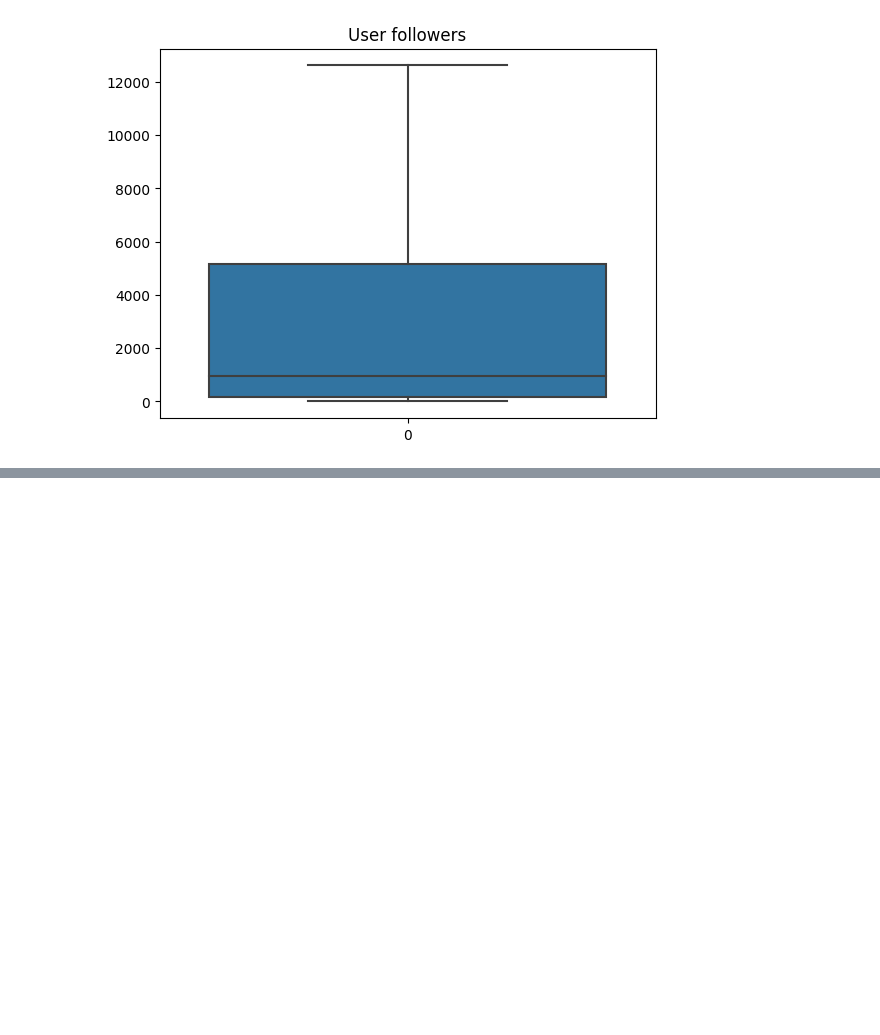
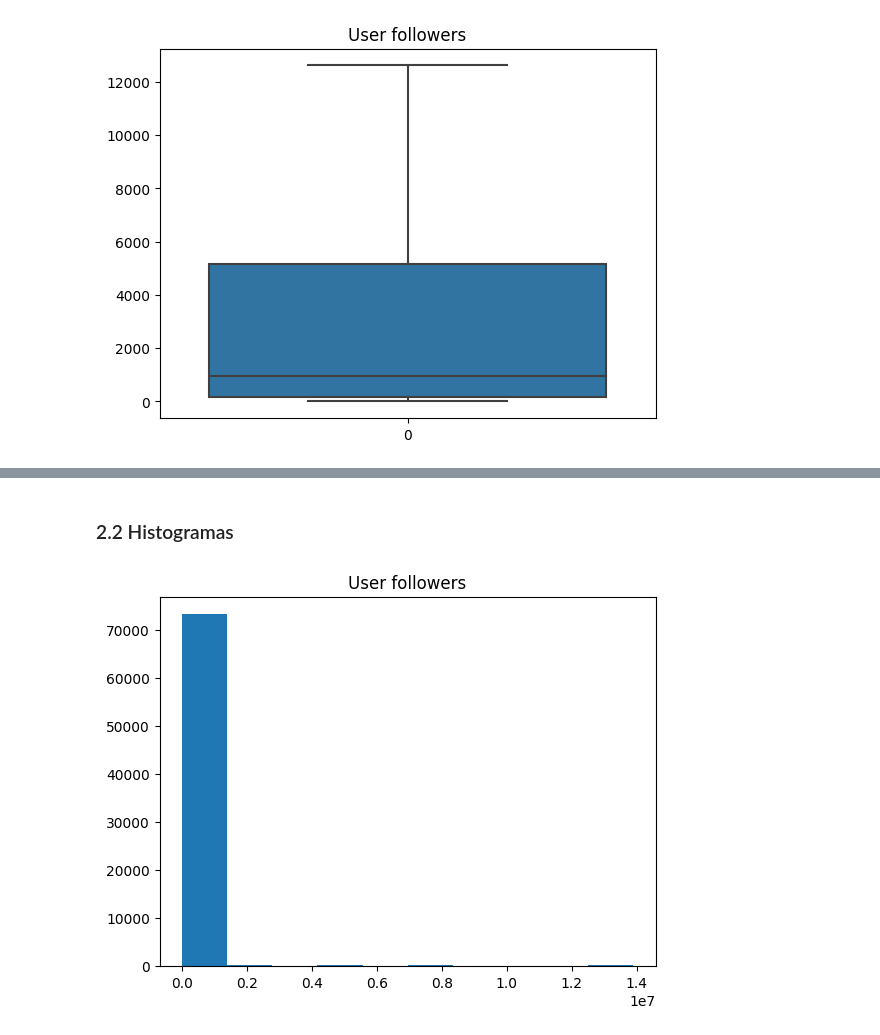
Before and after one commit to AntonioCedilloA01656823/Laboratorio_A01656823, a Jupyter notebook: retoAnalitica/TC1002S/A01656823_CalorBox.ipynb, the cells around one changed output, grey strips where cells are left out. Saved outputs shown, nothing was run; the diff lists cells and outputs as text; code cells hidden in the pictures; blank space fills up the shorter version.

```diff
--- a/retoAnalitica/TC1002S/A01656823_CalorBox.ipynb
+++ b/retoAnalitica/TC1002S/A01656823_CalorBox.ipynb
@@ -44,0 +54,11 @@ sb.boxplot(data = df["user_friends"],showfliers=False).set(title="User friends")
+# %% [markdown]
+### 2.2 Histogramas
+# %%
+import matplotlib.pyplot as plt #Importando librerias para la graficación de histograma
+
+fig, ax = plt.subplots()
+ax.hist(df["user_followers"])
+plt.title("User followers")
+plt.show()
+# %% [output]
+[figure, added]
```
Also changed, not shown: parts of 13 cells of this notebook, 1 other file.
